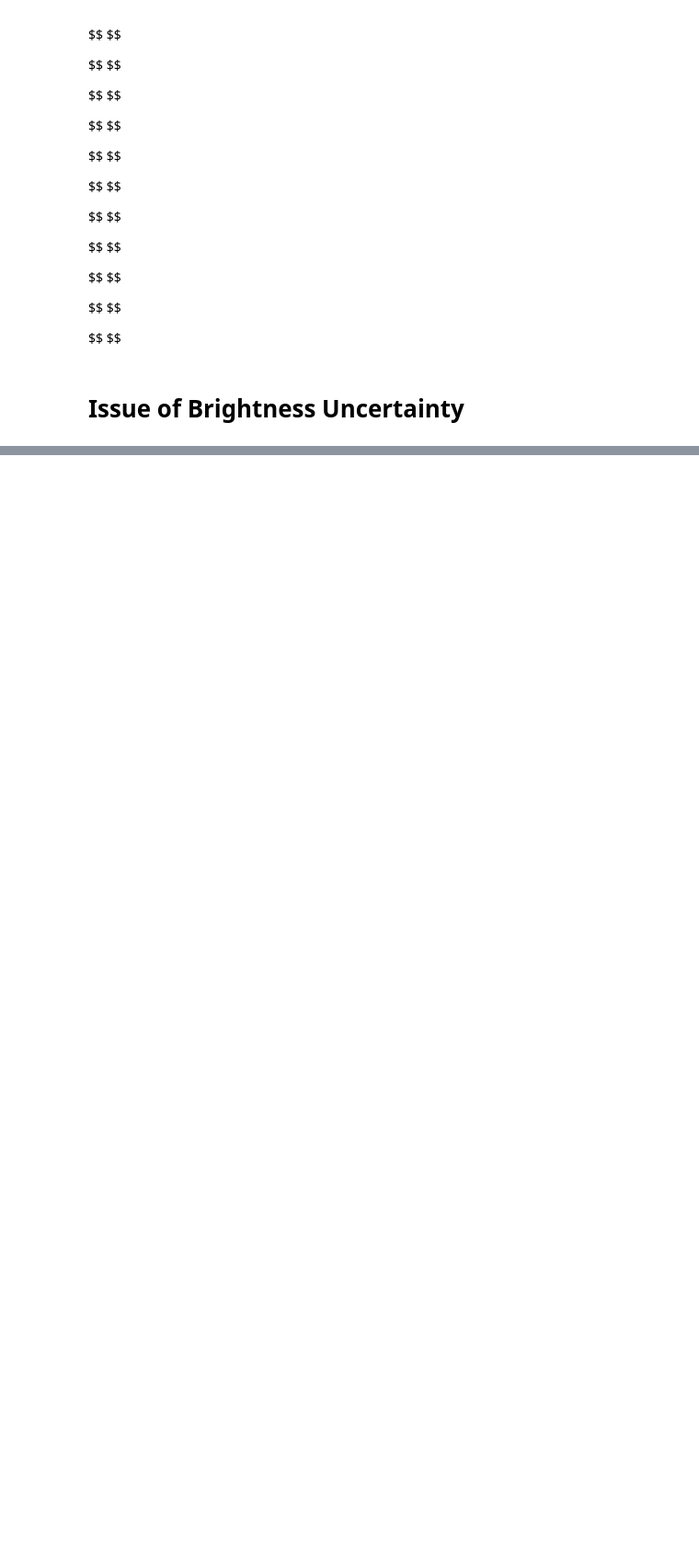
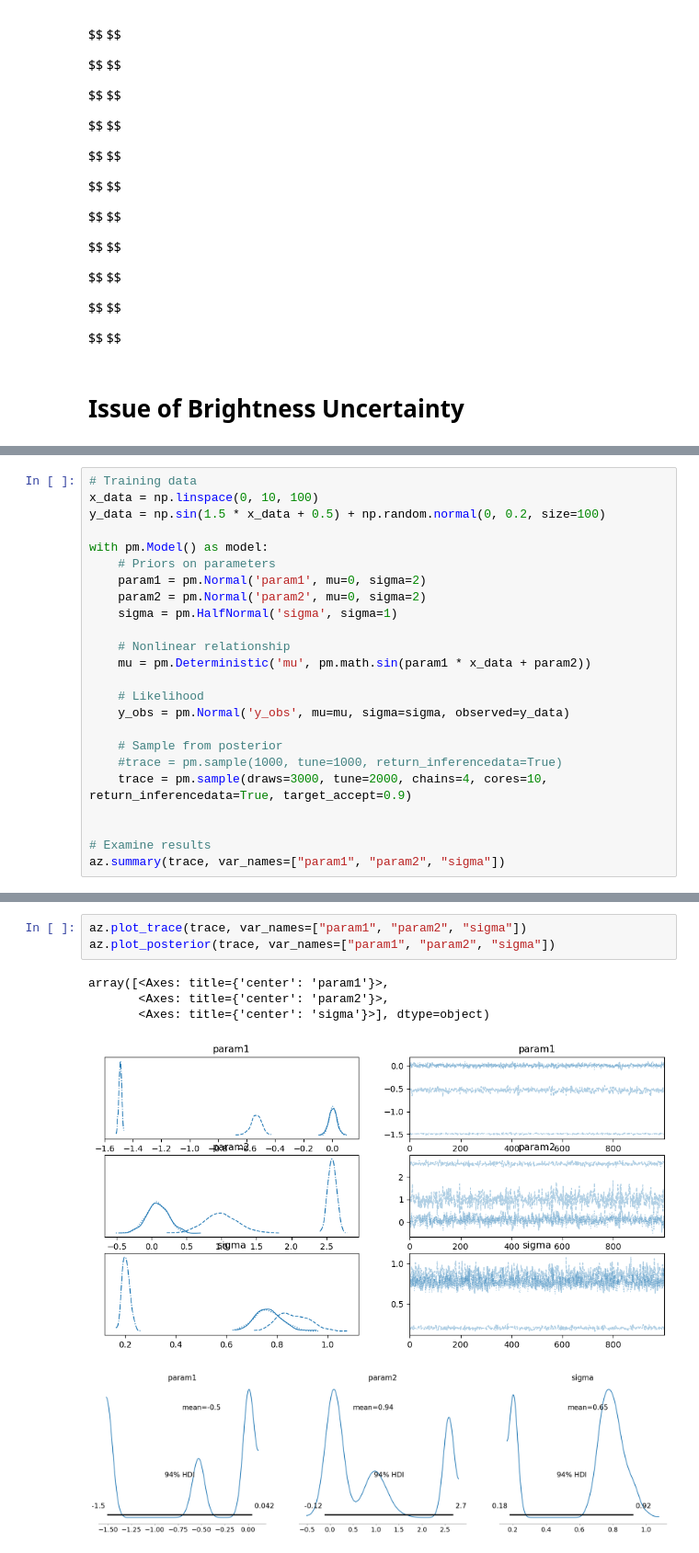
Before and after one commit to soso1407/nanoparticle-tracking-simulation, a Jupyter notebook: Inference Layout.ipynb, the cells around one changed output, grey strips where cells are left out. Shown at 92% size. Saved outputs shown, nothing was run; the diff lists cells and outputs as text; blank space fills up the shorter version.

Commit message:
tried PyMC for nonlinear BNs

```diff
--- a/Inference Layout.ipynb
+++ b/Inference Layout.ipynb
@@ -495,0 +500,24 @@ $$ $$
+# %%
+# Training data
+x_data = np.linspace(0, 10, 100)
+y_data = np.sin(1.5 * x_data + 0.5) + np.random.normal(0, 0.2, size=100)
+
+with pm.Model() as model:
+    # Priors on parameters
+    param1 = pm.Normal('param1', mu=0, sigma=2)
+    param2 = pm.Normal('param2', mu=0, sigma=2)
+    sigma = pm.HalfNormal('sigma', sigma=1)
+
+    # Nonlinear relationship
+    mu = pm.Deterministic('mu', pm.math.sin(param1 * x_data + param2))
+
+    # Likelihood
+    y_obs = pm.Normal('y_obs', mu=mu, sigma=sigma, observed=y_data)
+
+    # Sample from posterior
+    #trace = pm.sample(1000, tune=1000, return_inferencedata=True)
+    trace = pm.sample(draws=3000, tune=2000, chains=4, cores=10, return_inferencedata=True, target_accept=0.9)
+
+
+# Examine results
+az.summary(trace, var_names=["param1", "param2", "sigma"])
@@ -495,0 +539,9 @@ $$ $$
+# %%
+az.plot_trace(trace, var_names=["param1", "param2", "sigma"])
+az.plot_posterior(trace, var_names=["param1", "param2", "sigma"])
+# %% [output]
+array([<Axes: title={'center': 'param1'}>,
+       <Axes: title={'center': 'param2'}>,
+       <Axes: title={'center': 'sigma'}>], dtype=object)
+[figure, added]
+[figure, added]
```
Also changed, not shown: parts of 2 cells of this notebook.
